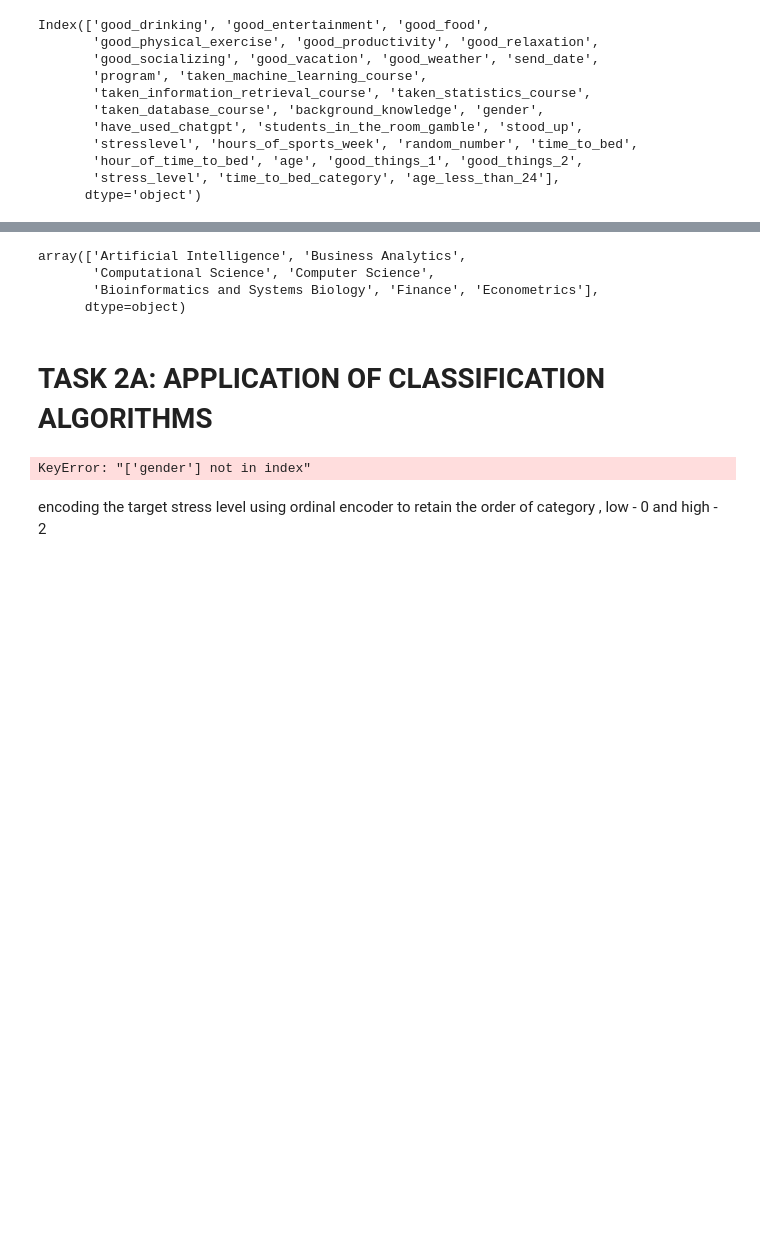
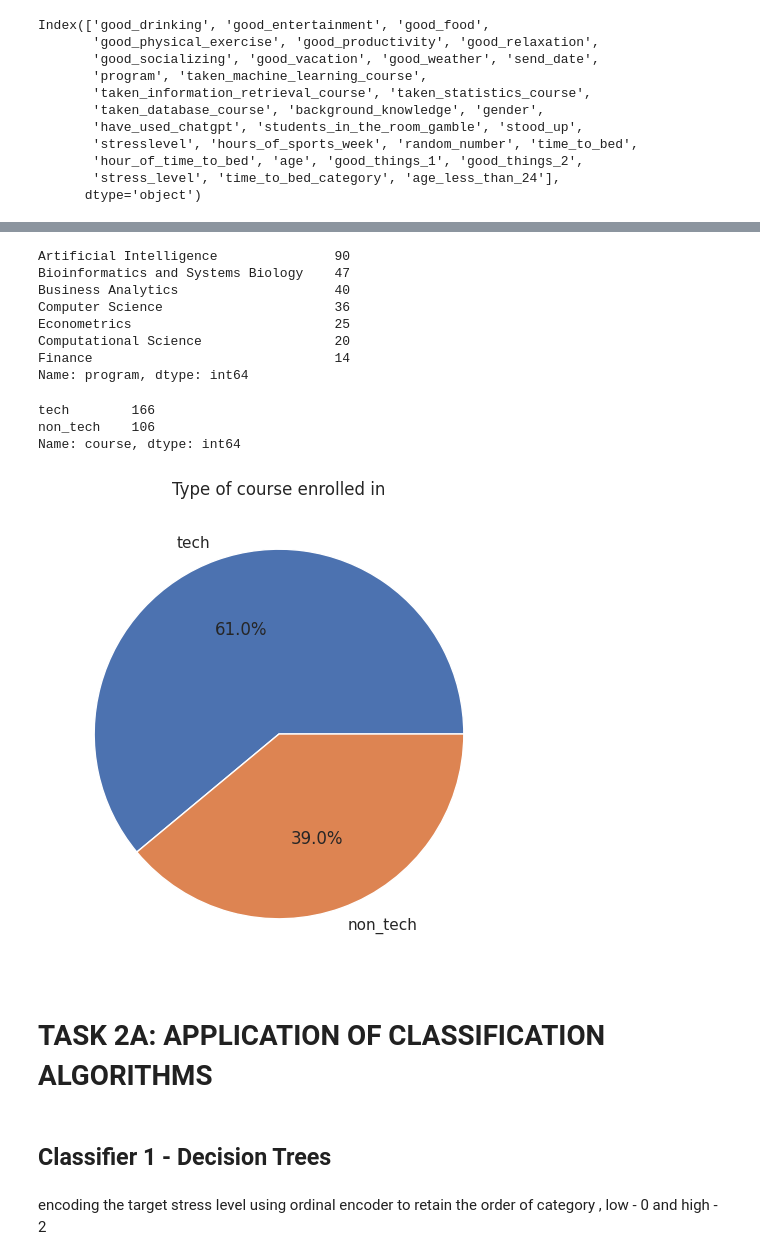
Before and after one commit to pshreyasv100/dmt-assignment-1, a Jupyter notebook: a1_shreyas.ipynb, the cells around one changed output, grey strips where cells are left out. Cells and saved outputs as stored; diff of their text form; code cells hidden in the pictures; blank space fills up the shorter version.

```diff
--- a/a1_shreyas.ipynb
+++ b/a1_shreyas.ipynb
@@ -786,12 +748,46 @@ Index(['good_drinking', 'good_entertainment', 'good_food',
 # %%
-df['program'].unique()
+df['program'].value_counts()
 # %% [output]
-array(['Artificial Intelligence', 'Business Analytics',
-       'Computational Science', 'Computer Science',
-       'Bioinformatics and Systems Biology', 'Finance', 'Econometrics'],
-      dtype=object)
+Artificial Intelligence               90
+Bioinformatics and Systems Biology    47
+Business Analytics                    40
+Computer Science                      36
+Econometrics                          25
+Computational Science                 20
+Finance                               14
+Name: program, dtype: int64
+# %%
+# Merging courses into tech and non tech to simplify analysis and avoid overfitting
+
+def _get_generic_course(x):
+
+    if x == 'Artificial Intelligence' or x == 'Computer Science' or x == 'Business Analytics':
+        return 'tech'
+    else:
+        return 'non_tech'
+
+
+df['course'] = df['program'].apply(_get_generic_course)
+df['course'].value_counts()
+# %% [output]
+tech        166
+non_tech    106
+Name: course, dtype: int64
+# %%
+# plot the pie chart
+sns.set(style='whitegrid')
+plt.figure(figsize=(6,6))
+plt.pie(['166', '106'], labels=['tech','non_tech'], autopct='%1.1f%%')
+plt.title('Type of course enrolled in')
+
+# show the plot
+plt.show()
+# %% [output]
+[figure, added]
 # %% [markdown]
 # TASK 2A: APPLICATION OF CLASSIFICATION ALGORITHMS
+# %% [markdown]
+## Classifier 1 - Decision Trees
 # %%
 from sklearn.tree import DecisionTreeClassifier,  export_text
 from sklearn import tree
@@ -807,29 +803,25 @@ from sklearn.preprocessing import LabelEncoder
 # One hot encoding the features
 
 # X -  Features used for training
-features = ['program','taken_machine_learning_course', 'taken_information_retrieval_course', 'taken_statistics_course',
-            'taken_database_course','have_used_chatgpt', 'time_to_bed_category' ,'good_drinking', 'good_entertainment',
-            'good_food', 'good_physical_exercise', 'good_productivity', 'good_relaxation',
-            'good_socializing', 'good_vacation', 'good_weather', 'age_less_than_24']
 
-X = df[features]
+# Considering top 5 good things for analysis
+features = ['course','taken_machine_learning_course', 'taken_information_retrieval_course', 'taken_statistics_course',
+            'taken_database_course','have_used_chatgpt', 'time_to_bed_category' ,
+            'good_food', 'good_productivity', 'good_relaxation','good_socializing', 'good_weather', 'age_less_than_24']
 
 
 # convert the categorical column to numeric values
-cols_to_encode = ['program','taken_machine_learning_course', 'taken_information_retrieval_course', 'taken_statistics_course',
+cols_to_encode = ['course','taken_machine_learning_course', 'taken_information_retrieval_course', 'taken_statistics_course',
          'taken_database_course', 'have_used_chatgpt', 'time_to_bed_category' ]
 
-
+X = df[features]
 X = pd.get_dummies(X, columns=cols_to_encode)
-X.head()
 
 y = df['stress_level'].astype('category')
 
 # for multi class classification
 # oe = OrdinalEncoder(categories = [['low', 'med', 'high']])
 oe = OrdinalEncoder(categories = [['low',  'high']])
-# %% [output]
-KeyError: "['gender'] not in index"
 # %% [markdown]
 encoding the target stress level using ordinal encoder to retain the order of category , low - 0 and high - 2
 # %%
```
Also changed, not shown: parts of 21 cells of this notebook.
